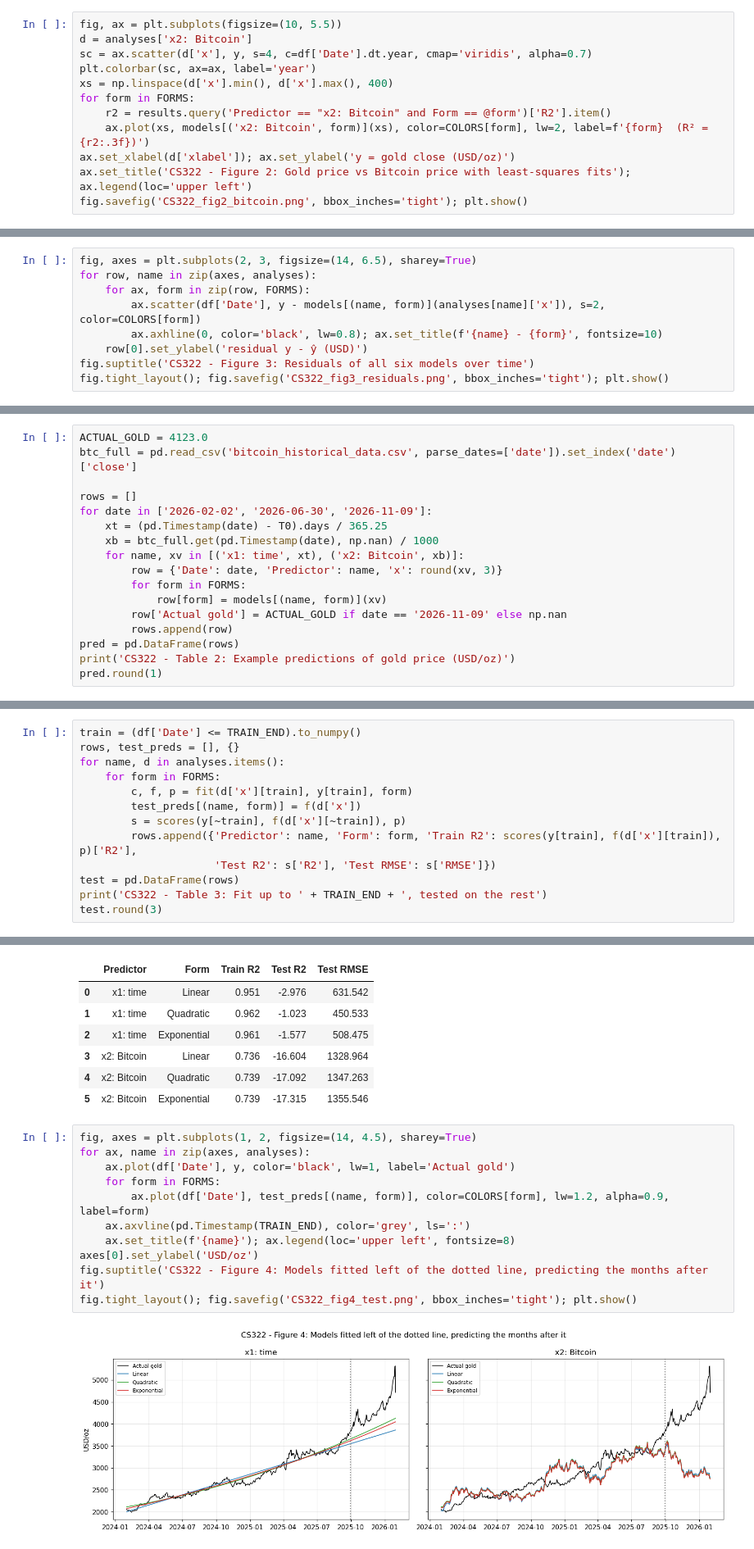
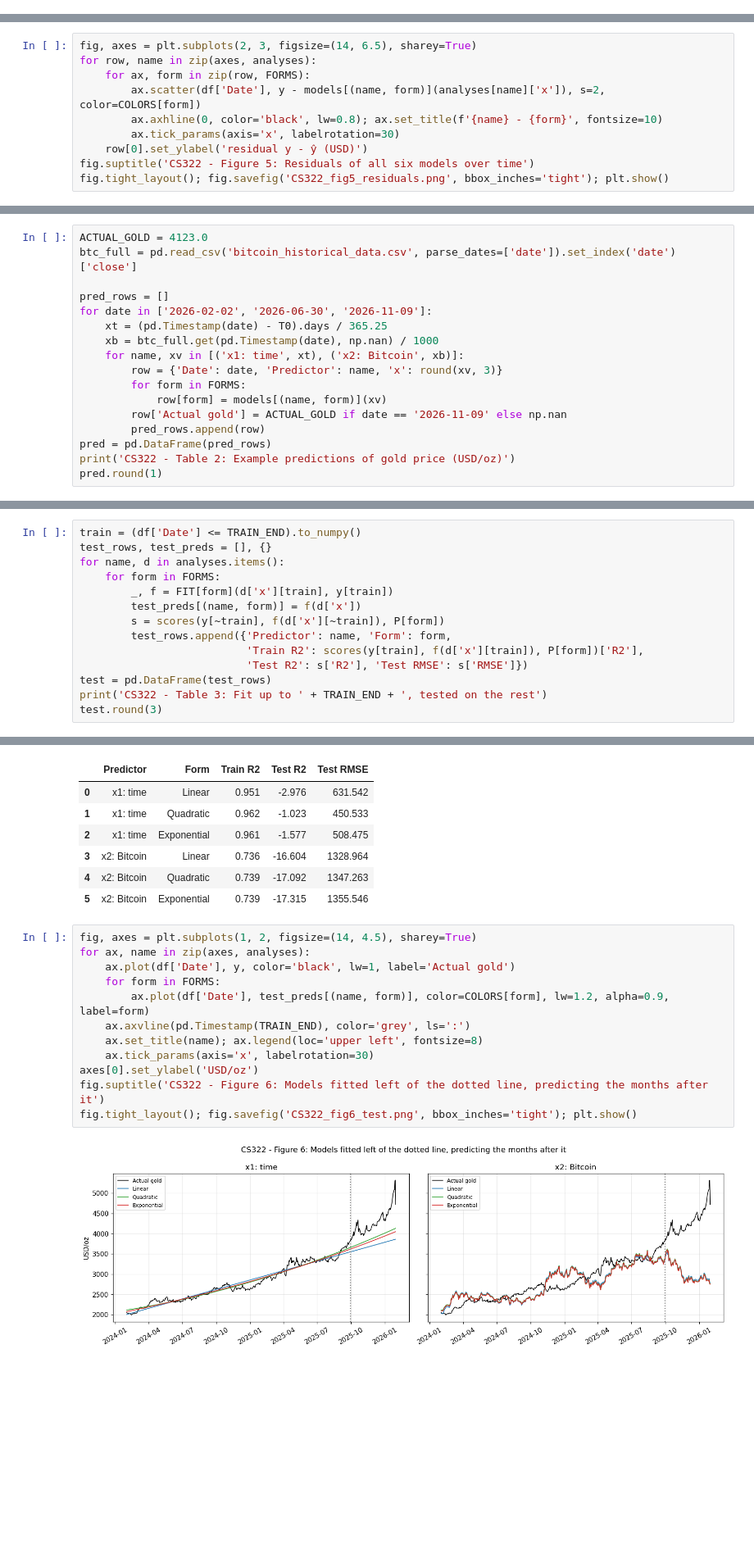
Before and after one commit to Jamevit/Gold_prediction_Project, a Jupyter notebook: gold_least_squares_regression.ipynb, the cells around one changed output, grey strips where cells are left out. Shown at 82% size. Cells and saved outputs as stored; diff of their text form; blank space fills up the shorter version.

```diff
--- a/gold_least_squares_regression.ipynb
+++ b/gold_least_squares_regression.ipynb
@@ -175,12 +287,0 @@ fig.savefig('CS322_fig1_time.png', bbox_inches='tight'); plt.show()
-# %%
-fig, ax = plt.subplots(figsize=(10, 5.5))
-d = analyses['x2: Bitcoin']
-sc = ax.scatter(d['x'], y, s=4, c=df['Date'].dt.year, cmap='viridis', alpha=0.7)
-plt.colorbar(sc, ax=ax, label='year')
-xs = np.linspace(d['x'].min(), d['x'].max(), 400)
-for form in FORMS:
-    r2 = results.query('Predictor == "x2: Bitcoin" and Form == @form')['R2'].item()
-    ax.plot(xs, models[('x2: Bitcoin', form)](xs), color=COLORS[form], lw=2, label=f'{form}  (R² = {r2:.3f})')
-ax.set_xlabel(d['xlabel']); ax.set_ylabel('y = gold close (USD/oz)')
-ax.set_title('CS322 - Figure 2: Gold price vs Bitcoin price with least-squares fits'); ax.legend(loc='upper left')
-fig.savefig('CS322_fig2_bitcoin.png', bbox_inches='tight'); plt.show()
@@ -192,7 +291,8 @@ for row, name in zip(axes, analyses):
     for ax, form in zip(row, FORMS):
         ax.scatter(df['Date'], y - models[(name, form)](analyses[name]['x']), s=2, color=COLORS[form])
         ax.axhline(0, color='black', lw=0.8); ax.set_title(f'{name} - {form}', fontsize=10)
+        ax.tick_params(axis='x', labelrotation=30)
     row[0].set_ylabel('residual y - ŷ (USD)')
-fig.suptitle('CS322 - Figure 3: Residuals of all six models over time')
-fig.tight_layout(); fig.savefig('CS322_fig3_residuals.png', bbox_inches='tight'); plt.show()
+fig.suptitle('CS322 - Figure 5: Residuals of all six models over time')
+fig.tight_layout(); fig.savefig('CS322_fig5_residuals.png', bbox_inches='tight'); plt.show()
 # %% [output]
@@ -209,7 +308,7 @@ Both are checked against the real gold price on **9 Nov 2026 ≈ \$4,123/oz** (F
 ACTUAL_GOLD = 4123.0
 btc_full = pd.read_csv('bitcoin_historical_data.csv', parse_dates=['date']).set_index('date')['close']
 
-rows = []
+pred_rows = []
 for date in ['2026-02-02', '2026-06-30', '2026-11-09']:
     xt = (pd.Timestamp(date) - T0).days / 365.25
     xb = btc_full.get(pd.Timestamp(date), np.nan) / 1000
@@ -218,8 +317,8 @@ for date in ['2026-02-02', '2026-06-30', '2026-11-09']:
         for form in FORMS:
             row[form] = models[(name, form)](xv)
         row['Actual gold'] = ACTUAL_GOLD if date == '2026-11-09' else np.nan
-        rows.append(row)
-pred = pd.DataFrame(rows)
+        pred_rows.append(row)
+pred = pd.DataFrame(pred_rows)
 print('CS322 - Table 2: Example predictions of gold price (USD/oz)')
 pred.round(1)
 # %% [output]
@@ -237,15 +336,16 @@ CS322 - Table 2: Example predictions of gold price (USD/oz)
 R² on the data used for fitting only measures **fit**. To measure **prediction**, each model is refitted using only data up to `TRAIN_END` (30 Sep 2025), then used to predict Oct 2025 – Jan 2026, which it never saw.
 # %%
 train = (df['Date'] <= TRAIN_END).to_numpy()
-rows, test_preds = [], {}
+test_rows, test_preds = [], {}
 for name, d in analyses.items():
     for form in FORMS:
-        c, f, p = fit(d['x'][train], y[train], form)
+        _, f = FIT[form](d['x'][train], y[train])
         test_preds[(name, form)] = f(d['x'])
-        s = scores(y[~train], f(d['x'][~train]), p)
-        rows.append({'Predictor': name, 'Form': form, 'Train R2': scores(y[train], f(d['x'][train]), p)['R2'],
-                     'Test R2': s['R2'], 'Test RMSE': s['RMSE']})
-test = pd.DataFrame(rows)
+        s = scores(y[~train], f(d['x'][~train]), P[form])
+        test_rows.append({'Predictor': name, 'Form': form,
+                          'Train R2': scores(y[train], f(d['x'][train]), P[form])['R2'],
+                          'Test R2': s['R2'], 'Test RMSE': s['RMSE']})
+test = pd.DataFrame(test_rows)
 print('CS322 - Table 3: Fit up to ' + TRAIN_END + ', tested on the rest')
 test.round(3)
 # %% [output]
@@ -260,13 +360,14 @@ CS322 - Table 3: Fit up to 2025-09-30, tested on the rest
 # %%
 fig, axes = plt.subplots(1, 2, figsize=(14, 4.5), sharey=True)
 for ax, name in zip(axes, analyses):
     ax.plot(df['Date'], y, color='black', lw=1, label='Actual gold')
     for form in FORMS:
         ax.plot(df['Date'], test_preds[(name, form)], color=COLORS[form], lw=1.2, alpha=0.9, label=form)
     ax.axvline(pd.Timestamp(TRAIN_END), color='grey', ls=':')
-    ax.set_title(f'{name}'); ax.legend(loc='upper left', fontsize=8)
+    ax.set_title(name); ax.legend(loc='upper left', fontsize=8)
+    ax.tick_params(axis='x', labelrotation=30)
 axes[0].set_ylabel('USD/oz')
-fig.suptitle('CS322 - Figure 4: Models fitted left of the dotted line, predicting the months after it')
-fig.tight_layout(); fig.savefig('CS322_fig4_test.png', bbox_inches='tight'); plt.show()
+fig.suptitle('CS322 - Figure 6: Models fitted left of the dotted line, predicting the months after it')
+fig.tight_layout(); fig.savefig('CS322_fig6_test.png', bbox_inches='tight'); plt.show()
 # %% [output]
-[figure, old version]
+[figure, new version]
```
Also changed, not shown: parts of 24 cells of this notebook, 18 other files.
